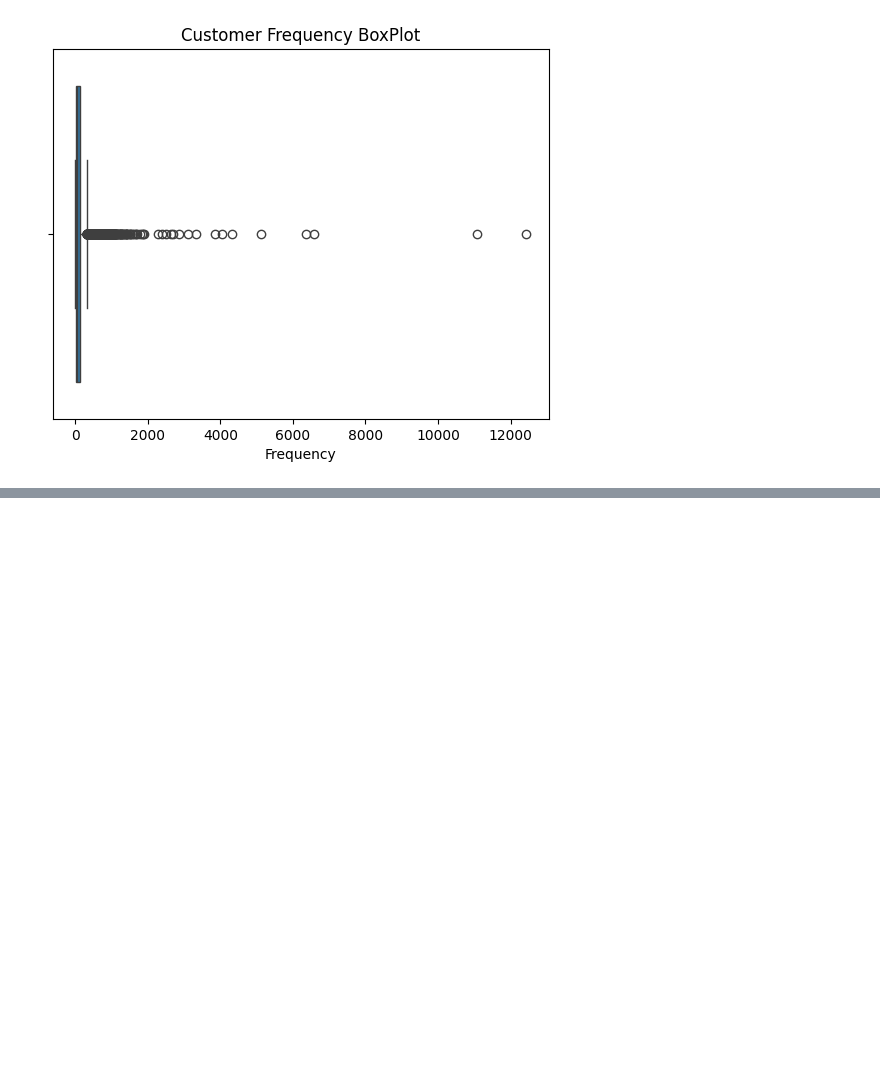
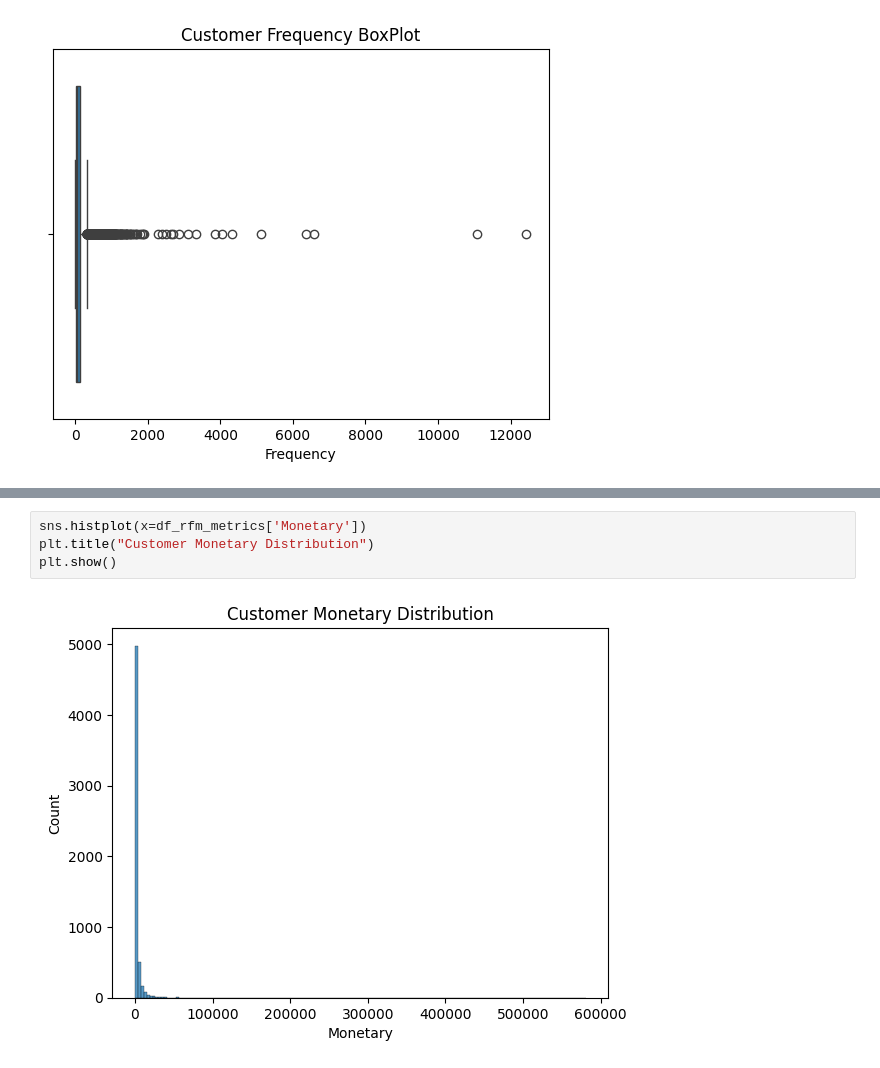
Before and after one commit to AmaKings9/online-retail-customer-analysis, a Jupyter notebook: notebooks/03_eda.ipynb, the cells around one changed output, grey strips where cells are left out. Drawn from its saved outputs; the diff is of its cells as text; blank space fills up the shorter version.

Commit message:
Add monetary distribution analysis plots

```diff
--- a/notebooks/03_eda.ipynb
+++ b/notebooks/03_eda.ipynb
@@ -354,0 +369,6 @@ plt.show()
+# %%
+sns.histplot(x=df_rfm_metrics['Monetary'])
+plt.title("Customer Monetary Distribution")
+plt.show()
+# %% [output]
+[figure, added]
```
Also changed, not shown: parts of 3 cells of this notebook.
